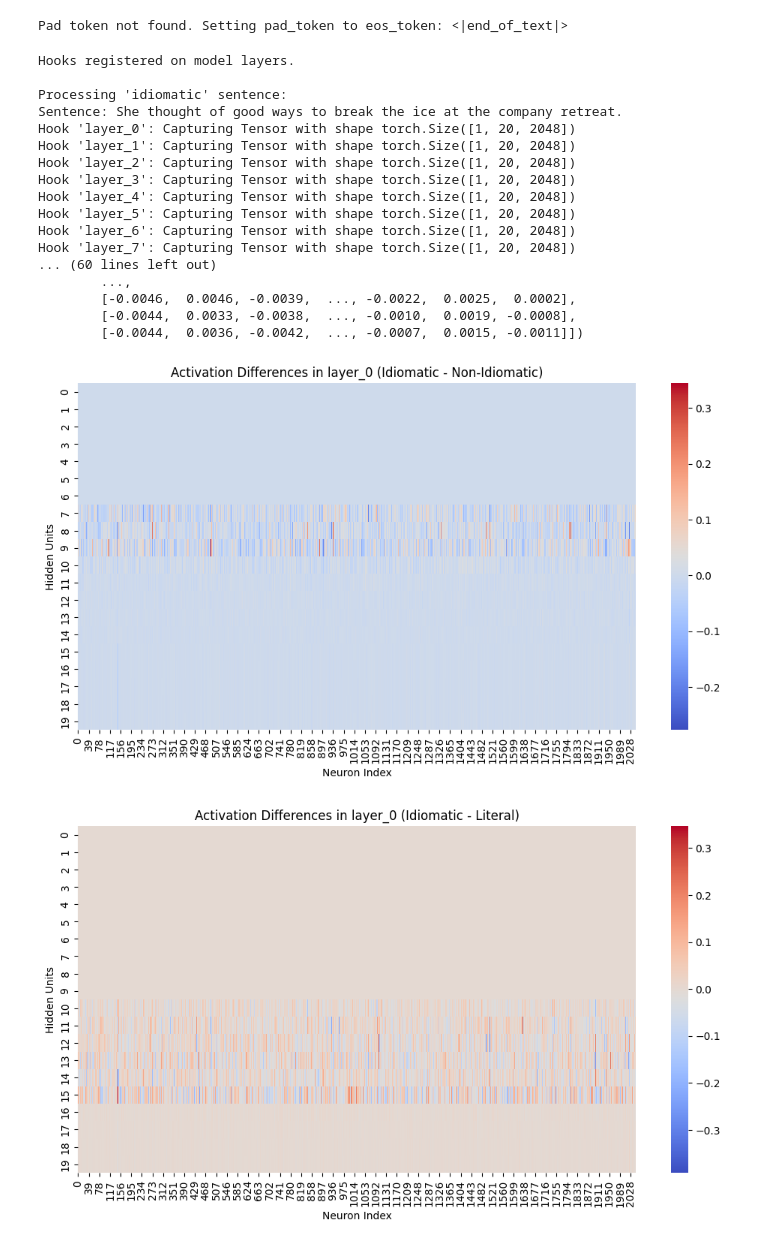
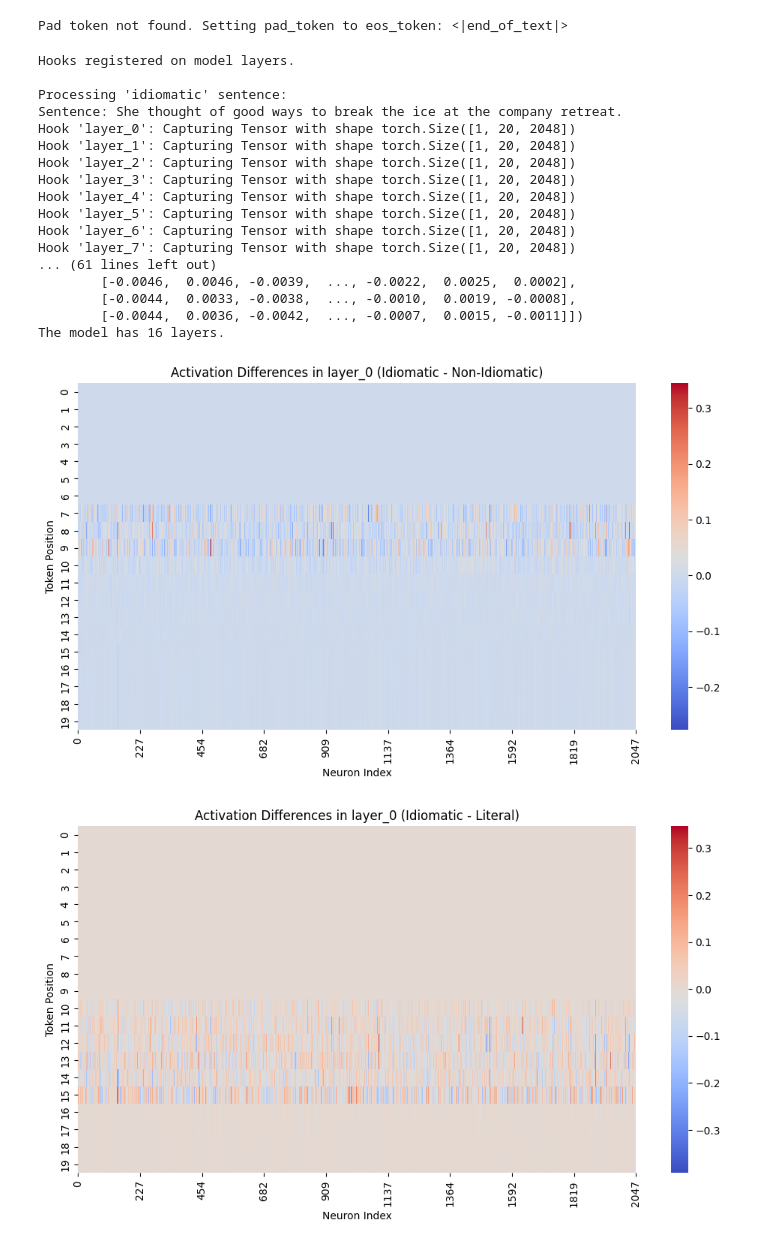
Before and after one commit to eddiechu888/idioms, a Jupyter notebook: idioms_llama3_2.ipynb, the cells around one changed output. Saved outputs shown, nothing was run; the diff lists cells and outputs as text; code cells hidden in the pictures.

```diff
--- a/idioms_llama3_2.ipynb
+++ b/idioms_llama3_2.ipynb
@@ -2,6 +2,7 @@
 <a href="https://colab.research.google.com/github/eddiechu888/idioms/blob/main/idioms_llama3_2.ipynb" target="_parent"><img src="https://colab.research.google.com/assets/colab-badge.svg" alt="Open In Colab"/></a>
 # %%
 import torch
+import numpy as np
 from transformers import AutoModelForCausalLM, AutoTokenizer
 from collections import defaultdict
 import json
@@ -148,6 +149,9 @@ print(f"Average activation difference for {layer_to_compare} (Idiomatic - Litera
 # 7. Visualize Activation Differences
 # We'll plot the activation differences as heatmaps.
 
+num_layers = len(model.model.layers)
+print(f"The model has {num_layers} layers.")
+
 def plot_activation_difference(difference_tensor, layer_name, condition_pair):
     difference_np = difference_tensor.numpy()
 
@@ -163,6 +167,67 @@ def plot_activation_difference(difference_tensor, layer_name, condition_pair):
 # Plotting the differences
 plot_activation_difference(difference_idiom_non_idiom, layer_to_compare, 'Idiomatic - Non-Idiomatic')
 plot_activation_difference(difference_idiom_literal, layer_to_compare, 'Idiomatic - Literal')
+
+# 7. Visualize Activation Differences
+def plot_all_activation_differences(avg_idiomatic, avg_non_idiomatic, avg_literal, plot_type='full', neuron_start=0, neuron_end=100):
+    """
+    Plots activation differences for all layers in a grid of subplots.
+
+    Parameters:
+    - avg_idiomatic (dict): Average activations for 'idiomatic' condition.
+    - avg_non_idiomatic (dict): Average activations for 'non_idiomatic' condition.
+    - avg_literal (dict): Average activations for 'literal' condition.
+    - plot_type (str): Type of plot ('full', 'average', 'subset').
+    - neuron_start (int): Starting index for neuron subset (used if plot_type='subset').
+    - neuron_end (int): Ending index for neuron subset (used if plot_type='subset').
+    """
+    layers = sorted(avg_idiomatic.keys(), key=lambda x: int(x.split('_')[1]))
+    num_layers = len(layers)
+
+    grid_cols = 4  # Adjust based on the number of layers
+    grid_rows = math.ceil(num_layers / grid_cols)
+
+    plt.figure(figsize=(grid_cols * 5, grid_rows * 4))
+
+    for idx, layer in enumerate(layers):
+        if layer in avg_idiomatic and layer in avg_non_idiomatic and layer in avg_literal:
+            idiom_avg = avg_idiomatic[layer]
+            non_idiom_avg = avg_non_idiomatic[layer]
+            literal_avg = avg_literal[layer]
+
+            # Compute differences
+            difference_idiom_non_idiom = idiom_avg - non_idiom_avg
+            difference_idiom_literal = idiom_avg - literal_avg
+
+            # Select which difference to plot
+            # For demonstration, we'll plot 'Idiomatic - Non-Idiomatic'
+            difference = difference_idiom_non_idiom  # Change as needed
+
+            difference_np = difference.numpy()
+
+            ax = plt.subplot(grid_rows, grid_cols, idx + 1)
+            sns.heatmap(difference_np, cmap='coolwarm', ax=ax)
+            ax.set_title(f'{layer}\nIdiomatic - Non-Idiomatic')
+            ax.set_xlabel('Neuron Index')
+            ax.set_ylabel('Token Position')
+
+            # Adjust tick labels for clarity
+            ax.set_yticks(np.arange(0.5, difference_np.shape[0], 1))
+            ax.set_yticklabels(np.arange(0, difference_np.shape[0], 1))
+            ax.set_xticks(np.linspace(0.5, difference_np.shape[1], num=10))
+            ax.set_xticklabels(np.linspace(0, difference_np.shape[1]-1, num=10, dtype=int))
+
+        else:
+            # If layer data is missing, leave the subplot empty
+            ax = plt.subplot(grid_rows, grid_cols, idx + 1)
+            ax.axis('off')
+
+    plt.tight_layout()
+    plt.show()
+
+# Call the plotting function
+plot_all_activation_differences(avg_idiomatic, avg_non_idiomatic, avg_literal, plot_type='full')
+
 
 from sklearn.decomposition import PCA
 
@@ -174,36 +239,36 @@ def plot_pca(difference_tensor, layer_name, condition_pair):
 
     plt.figure(figsize=(8, 6))
     plt.scatter(principal_components[:, 0], principal_components[:, 1], c='blue', edgecolor='k', s=50)
     plt.title(f'PCA of Activation Differences in {layer_name} ({condition_pair})')
     plt.xlabel('Principal Component 1')
     plt.ylabel('Principal Component 2')
     plt.show()
 
 # Example usage:
 plot_pca(difference_idiom_non_idiom, layer_to_compare, 'Idiomatic - Non-Idiomatic')
 plot_pca(difference_idiom_literal, layer_to_compare, 'Idiomatic - Literal')
 # %% [output]
 Enter your Hugging Face token: ··········
 Using device: cuda
 Pad token not found. Setting pad_token to eos_token: <|end_of_text|>
 Hooks registered on model layers.
 
 Processing 'idiomatic' sentence:
 Sentence: She thought of good ways to break the ice at the company retreat.
 Hook 'layer_0': Capturing Tensor with shape torch.Size([1, 20, 2048])
 Hook 'layer_1': Capturing Tensor with shape torch.Size([1, 20, 2048])
 Hook 'layer_2': Capturing Tensor with shape torch.Size([1, 20, 2048])
 Hook 'layer_3': Capturing Tensor with shape torch.Size([1, 20, 2048])
 Hook 'layer_4': Capturing Tensor with shape torch.Size([1, 20, 2048])
 Hook 'layer_5': Capturing Tensor with shape torch.Size([1, 20, 2048])
 Hook 'layer_6': Capturing Tensor with shape torch.Size([1, 20, 2048])
 Hook 'layer_7': Capturing Tensor with shape torch.Size([1, 20, 2048])
-... (60 lines left out)
-        ...,
+... (61 lines left out)
         [-0.0046,  0.0046, -0.0039,  ..., -0.0022,  0.0025,  0.0002],
         [-0.0044,  0.0033, -0.0038,  ..., -0.0010,  0.0019, -0.0008],
         [-0.0044,  0.0036, -0.0042,  ..., -0.0007,  0.0015, -0.0011]])
+The model has 16 layers.
-[figure, old version]
+[figure, new version]
-[figure, old version]
+[figure, new version]
 [figure]
 [figure]
```
